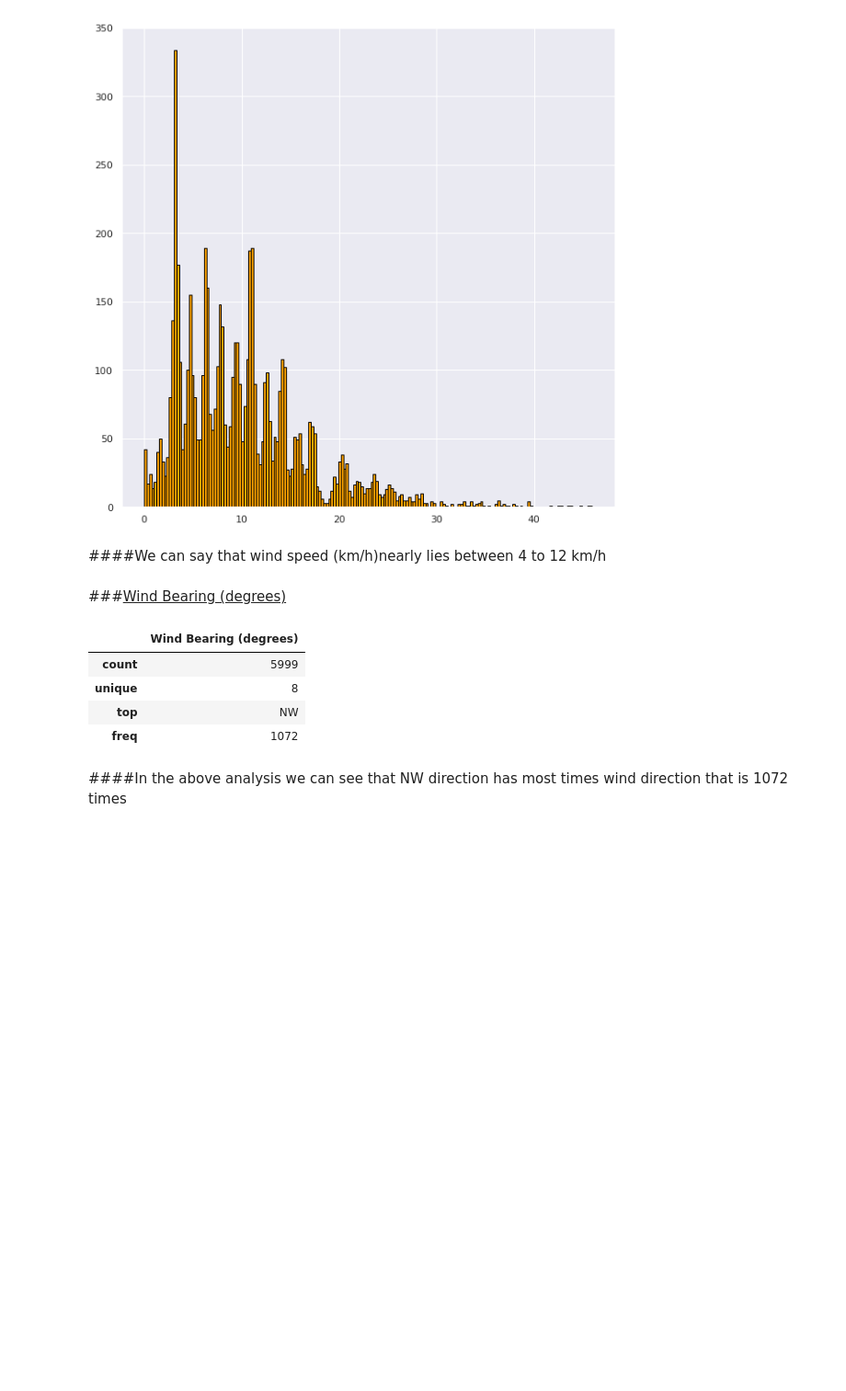
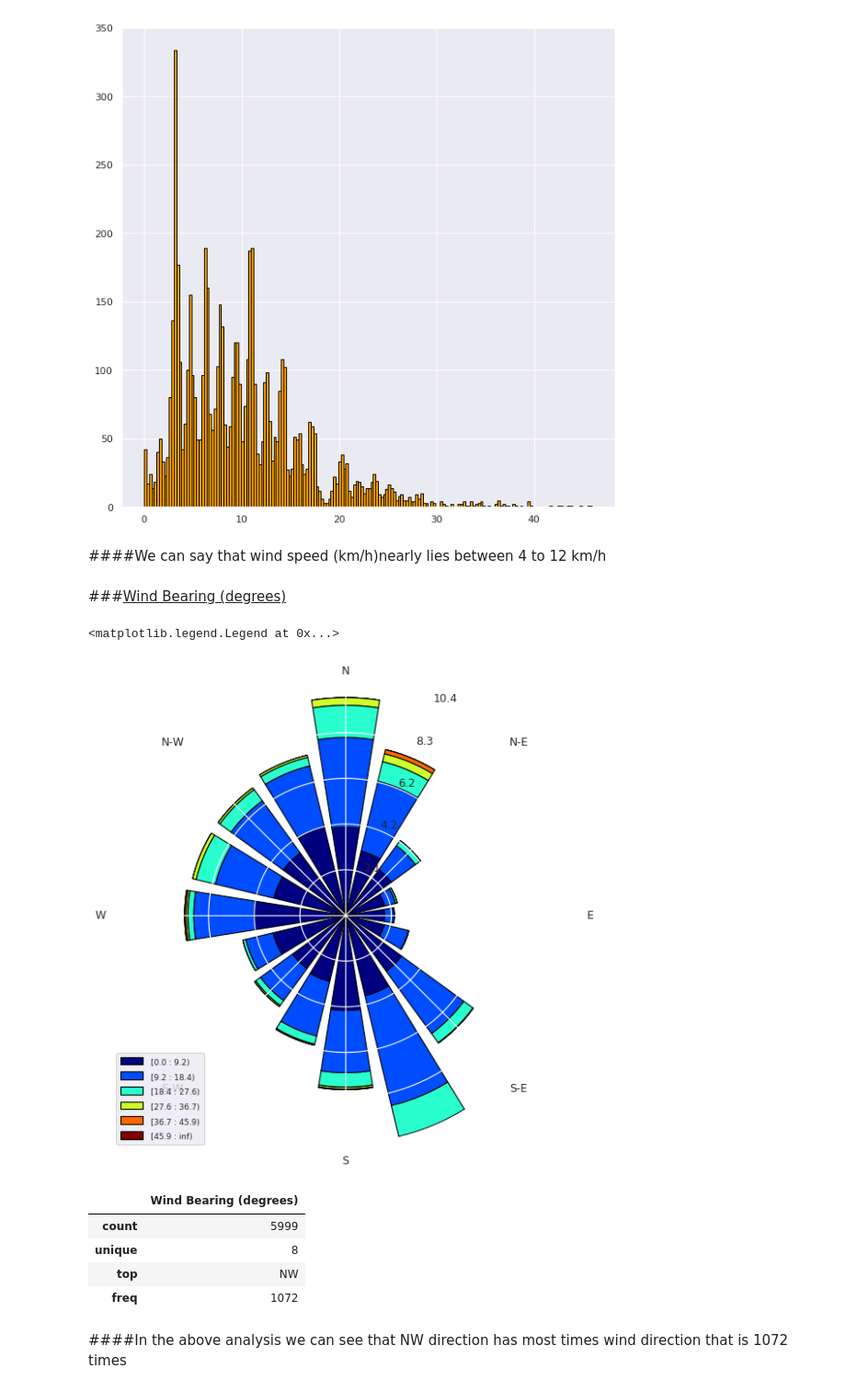
Before and after one commit to Akshay2224/Apparent-Temperature, a Jupyter notebook: Apparent_Temp_Project.ipynb, the cells around one changed output. Shown at 92% size. Saved outputs shown, nothing was run; the diff lists cells and outputs as text; code cells hidden in the pictures; blank space fills up the shorter version.

```diff
--- a/Apparent_Temp_Project.ipynb
+++ b/Apparent_Temp_Project.ipynb
@@ -480,6 +511,13 @@ df6=df6.astype(int)
 for i in range(len(df6)):
   df6.iloc[i]=arr[(df6.iloc[i])%8]
 df6=df6.to_frame()
+# %%
+ax = WindroseAxes.from_ax()
+ax.bar(df['Wind Bearing (degrees)'], df['Wind Speed (km/h)'], normed=True, opening=0.8, edgecolor='black')
+ax.set_legend()
+# %% [output]
+<matplotlib.legend.Legend at 0x...>
+[figure, added]
 # %%
 #To get a brief description about Wind Bearing
 df6.describe()
```
Also changed, not shown: parts of 2 cells of this notebook.
